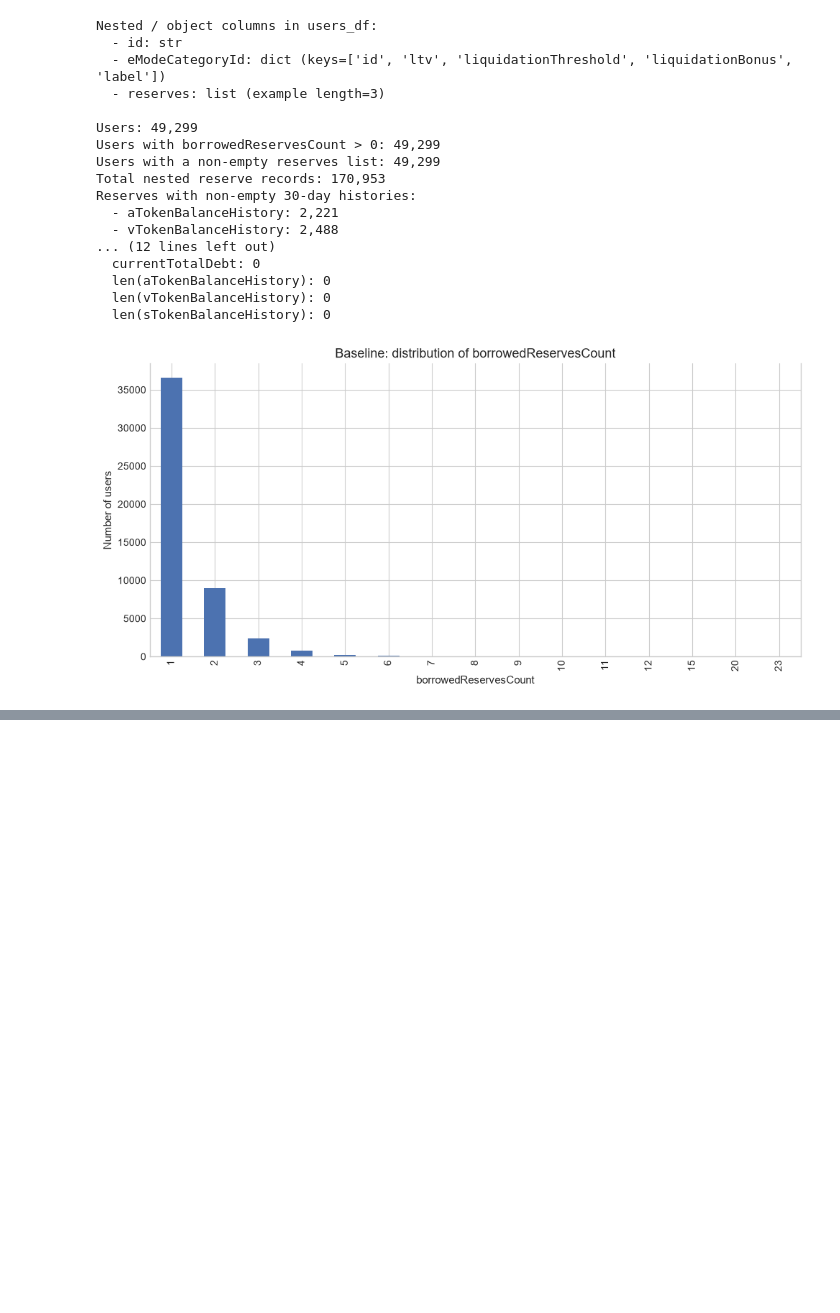
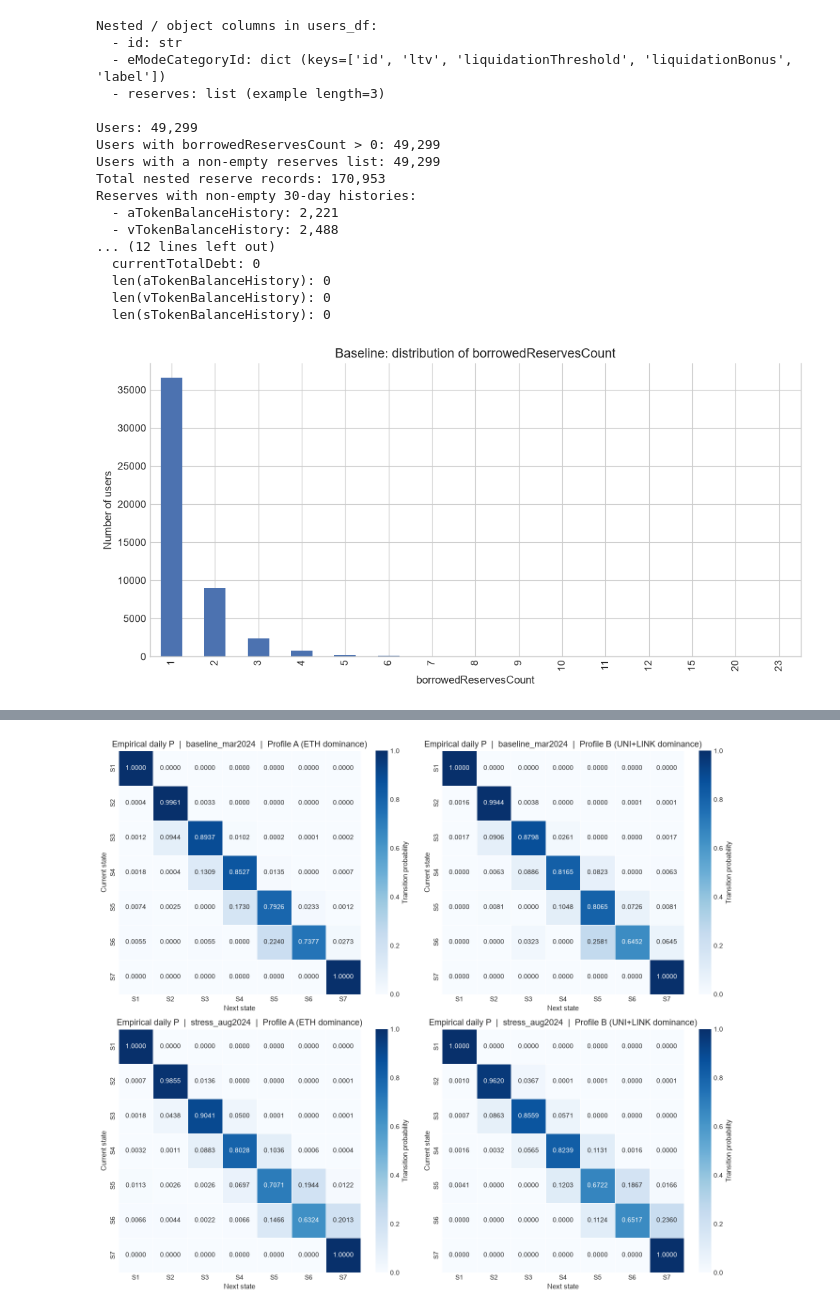
Before and after one commit to mendez-facundo/aave-urp-model, a Jupyter notebook: notebooks/02_markov_calibration.ipynb, the cells around one changed output, grey strips where cells are left out. Cells and saved outputs as stored; diff of their text form; code cells hidden in the pictures; blank space fills up the shorter version.

```diff
--- a/notebooks/02_markov_calibration.ipynb
+++ b/notebooks/02_markov_calibration.ipynb
@@ -460,0 +1441,85 @@ memory usage: 10.3+ MB
+# %%
+import matplotlib.pyplot as plt
+import seaborn as sns
+
+STATE_ORDER = ["S1", "S2", "S3", "S4", "S5", "S6", "S7"]
+SCENARIO_KEYS = [
+    ("baseline", "baseline_mar2024"),
+    ("stress", "stress_aug2024"),
+]
+PROFILE_KEYS = ["A", "B"]
+PROFILE_TITLES = {
+    "A": "Profile A (ETH dominance)",
+    "B": "Profile B (UNI+LINK dominance)",
+}
+
+
+def build_empirical_transition_matrices(
+    subset: pd.DataFrame,
+) -> tuple[pd.DataFrame, pd.DataFrame]:
+    """Return empirical count matrix N and row-stochastic matrix P.
+
+    N is the frequency of transition_pair values. No absorbing row is
+    overwritten. Rows with zero mass stay at 0 after normalization.
+    """
+    zeros = pd.DataFrame(0.0, index=STATE_ORDER, columns=STATE_ORDER)
+    if subset.empty:
+        return zeros.copy(), zeros.copy()
+
+    counts = pd.crosstab(subset["state"], subset["next_state"])
+    counts = counts.reindex(index=STATE_ORDER, columns=STATE_ORDER, fill_value=0).astype(float)
+    row_totals = counts.sum(axis=1)
+    transition_p = counts.div(row_totals.replace(0, pd.NA), axis=0).fillna(0.0)
+    return counts, transition_p
+
+
+empirical_N: dict[tuple[str, str], pd.DataFrame] = {}
+empirical_P: dict[tuple[str, str], pd.DataFrame] = {}
+fig, axes = plt.subplots(2, 2, figsize=(14, 12))
+axes = axes.ravel()
+
+plot_idx = 0
+for scenario_key, scenario_label in SCENARIO_KEYS:
+    for profile in PROFILE_KEYS:
+        subset = markov_transitions_df.loc[
+            (markov_transitions_df["scenario"] == scenario_key)
+            & (markov_transitions_df["profile"] == profile)
+        ].copy()
+        counts_n, transition_p = build_empirical_transition_matrices(subset)
+        empirical_N[(scenario_label, profile)] = counts_n
+        empirical_P[(scenario_label, profile)] = transition_p
+
+        ax = axes[plot_idx]
+        sns.heatmap(
+            transition_p,
+            ax=ax,
+            annot=True,
+            fmt=".4f",
+            cmap="Blues",
+            vmin=0.0,
+            vmax=1.0,
+            linewidths=0.4,
+            cbar_kws={"label": "Transition probability"},
+        )
+        ax.set_title(
+            f"Empirical daily P  |  {scenario_label}  |  {PROFILE_TITLES[profile]}"
+        )
+        ax.set_xlabel("Next state")
+        ax.set_ylabel("Current state")
+
+        n_s1_stay = int(counts_n.loc["S1", "S1"])
+        n_s7_stay = int(counts_n.loc["S7", "S7"])
+        p_s1_stay = float(transition_p.loc["S1", "S1"])
+        p_s7_stay = float(transition_p.loc["S7", "S7"])
+        print(
+            f"{scenario_label} | {PROFILE_TITLES[profile]}: "
+            f"N={len(subset):,}  "
+            f"N(S1->S1)={n_s1_stay:,} P(S1->S1)={p_s1_stay:.4f}  "
+            f"N(S7->S7)={n_s7_stay:,} P(S7->S7)={p_s7_stay:.4f}"
+        )
+        print(f"  row sums: {transition_p.sum(axis=1).round(6).tolist()}")
+        plot_idx += 1
+
+plt.tight_layout()
+plt.show()
+# %% [output]
@@ -460,0 +1534 @@ memory usage: 10.3+ MB
+[figure, added]
```
Also changed, not shown: parts of 26 cells of this notebook, 4 other files.
